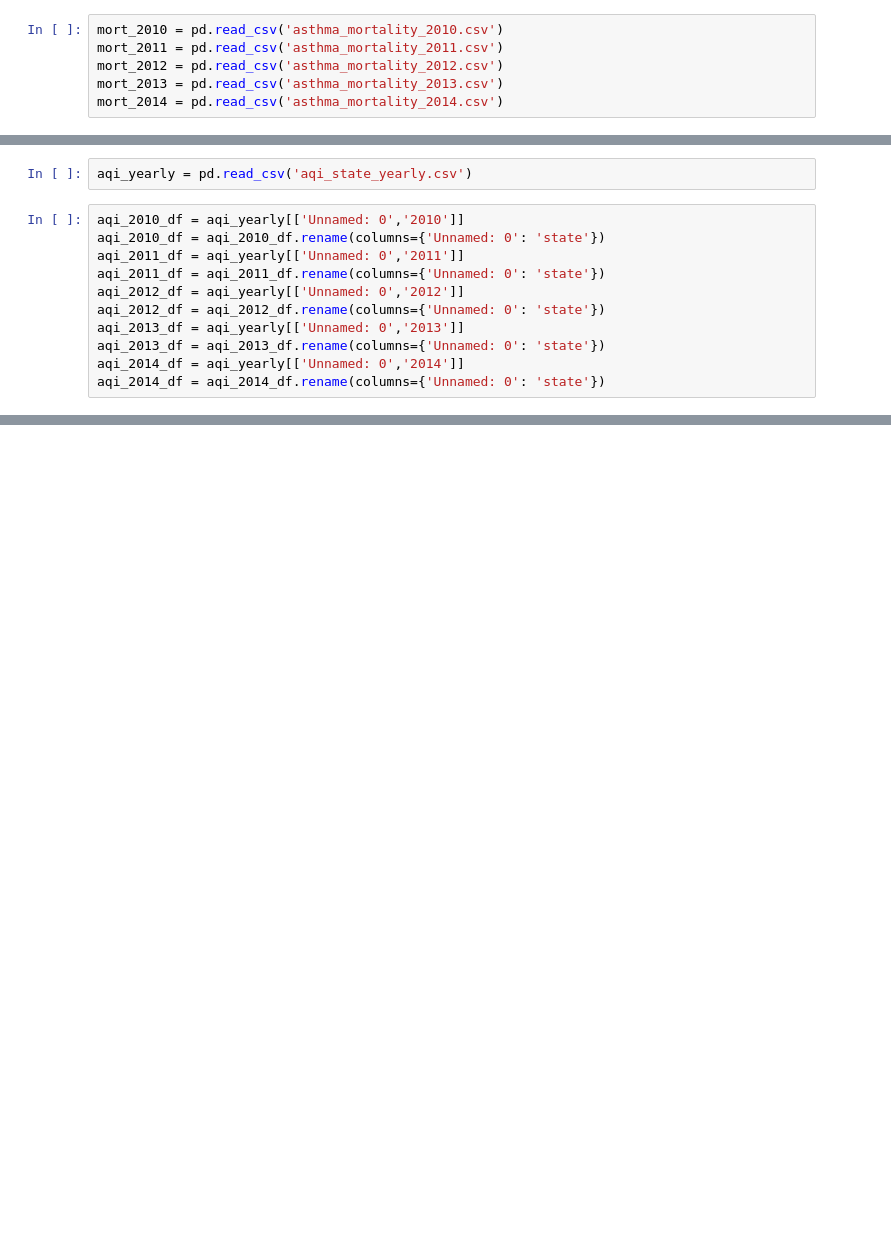
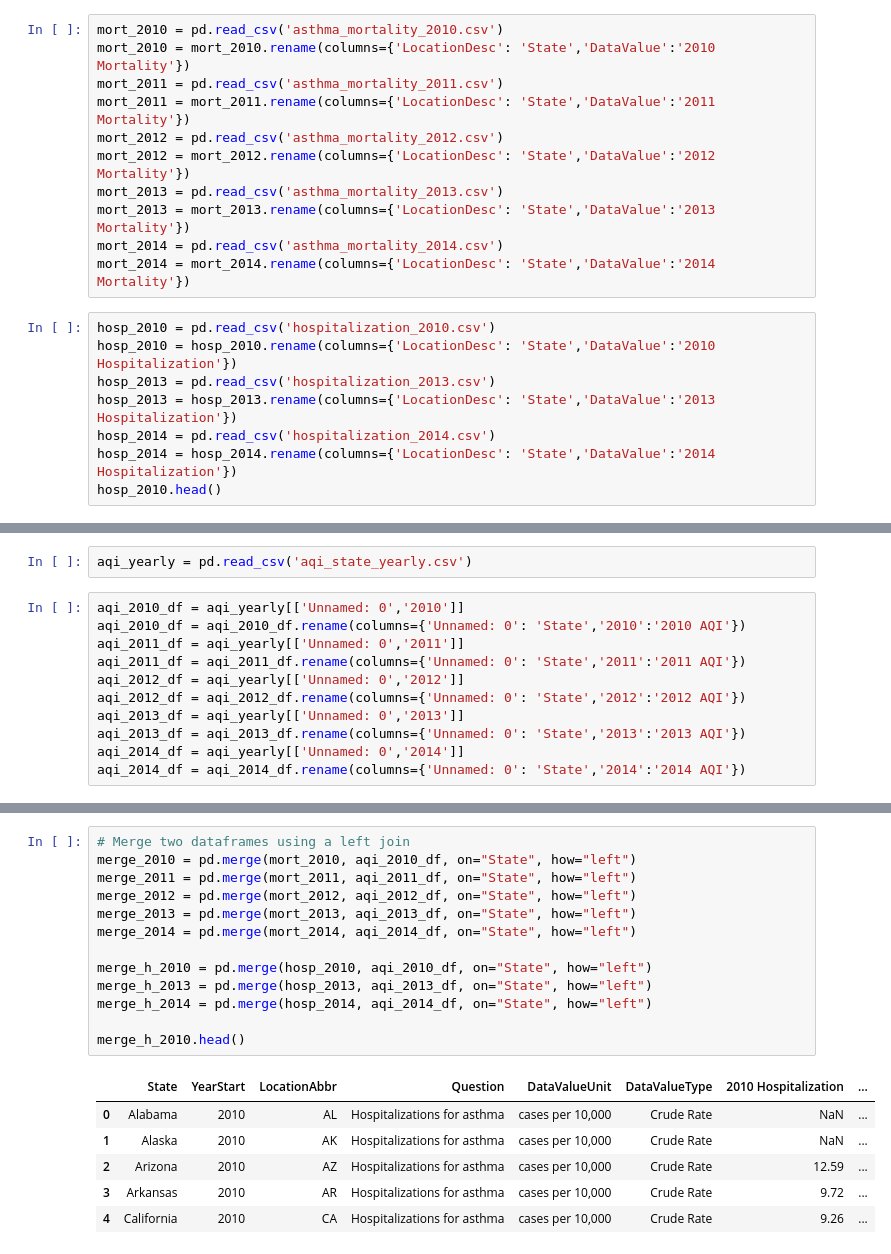
Before and after one commit to simpson12013/Team-Project-One, a Jupyter notebook: asthma_data/asthma_mortality_and_air_quality_demonstration.ipynb, the cells around one changed output, grey strips where cells are left out. Cells and saved outputs as stored; diff of their text form; blank space fills up the shorter version.

```diff
--- a/asthma_data/asthma_mortality_and_air_quality_demonstration.ipynb
+++ b/asthma_data/asthma_mortality_and_air_quality_demonstration.ipynb
@@ -16,7 +16,20 @@ import time
 import gmaps
 # %%
 mort_2010 = pd.read_csv('asthma_mortality_2010.csv')
+mort_2010 = mort_2010.rename(columns={'LocationDesc': 'State','DataValue':'2010 Mortality'})
 mort_2011 = pd.read_csv('asthma_mortality_2011.csv')
+mort_2011 = mort_2011.rename(columns={'LocationDesc': 'State','DataValue':'2011 Mortality'})
 mort_2012 = pd.read_csv('asthma_mortality_2012.csv')
+mort_2012 = mort_2012.rename(columns={'LocationDesc': 'State','DataValue':'2012 Mortality'})
 mort_2013 = pd.read_csv('asthma_mortality_2013.csv')
+mort_2013 = mort_2013.rename(columns={'LocationDesc': 'State','DataValue':'2013 Mortality'})
 mort_2014 = pd.read_csv('asthma_mortality_2014.csv')
+mort_2014 = mort_2014.rename(columns={'LocationDesc': 'State','DataValue':'2014 Mortality'})
+# %%
+hosp_2010 = pd.read_csv('hospitalization_2010.csv')
+hosp_2010 = hosp_2010.rename(columns={'LocationDesc': 'State','DataValue':'2010 Hospitalization'})
+hosp_2013 = pd.read_csv('hospitalization_2013.csv')
+hosp_2013 = hosp_2013.rename(columns={'LocationDesc': 'State','DataValue':'2013 Hospitalization'})
+hosp_2014 = pd.read_csv('hospitalization_2014.csv')
+hosp_2014 = hosp_2014.rename(columns={'LocationDesc': 'State','DataValue':'2014 Hospitalization'})
+hosp_2010.head()
@@ -24,12 +44,12 @@ mort_2014 = pd.read_csv('asthma_mortality_2014.csv')
 aqi_yearly = pd.read_csv('aqi_state_yearly.csv')
 # %%
 aqi_2010_df = aqi_yearly[['Unnamed: 0','2010']]
-aqi_2010_df = aqi_2010_df.rename(columns={'Unnamed: 0': 'state'})
+aqi_2010_df = aqi_2010_df.rename(columns={'Unnamed: 0': 'State','2010':'2010 AQI'})
 aqi_2011_df = aqi_yearly[['Unnamed: 0','2011']]
-aqi_2011_df = aqi_2011_df.rename(columns={'Unnamed: 0': 'state'})
+aqi_2011_df = aqi_2011_df.rename(columns={'Unnamed: 0': 'State','2011':'2011 AQI'})
 aqi_2012_df = aqi_yearly[['Unnamed: 0','2012']]
-aqi_2012_df = aqi_2012_df.rename(columns={'Unnamed: 0': 'state'})
+aqi_2012_df = aqi_2012_df.rename(columns={'Unnamed: 0': 'State','2012':'2012 AQI'})
 aqi_2013_df = aqi_yearly[['Unnamed: 0','2013']]
-aqi_2013_df = aqi_2013_df.rename(columns={'Unnamed: 0': 'state'})
+aqi_2013_df = aqi_2013_df.rename(columns={'Unnamed: 0': 'State','2013':'2013 AQI'})
 aqi_2014_df = aqi_yearly[['Unnamed: 0','2014']]
-aqi_2014_df = aqi_2014_df.rename(columns={'Unnamed: 0': 'state'})
+aqi_2014_df = aqi_2014_df.rename(columns={'Unnamed: 0': 'State','2014':'2014 AQI'})
@@ -35,0 +76,20 @@ aqi_2014_df = aqi_2014_df.rename(columns={'Unnamed: 0': 'state'})
+# %%
+# Merge two dataframes using a left join
+merge_2010 = pd.merge(mort_2010, aqi_2010_df, on="State", how="left")
+merge_2011 = pd.merge(mort_2011, aqi_2011_df, on="State", how="left")
+merge_2012 = pd.merge(mort_2012, aqi_2012_df, on="State", how="left")
+merge_2013 = pd.merge(mort_2013, aqi_2013_df, on="State", how="left")
+merge_2014 = pd.merge(mort_2014, aqi_2014_df, on="State", how="left")
+
+merge_h_2010 = pd.merge(hosp_2010, aqi_2010_df, on="State", how="left")
+merge_h_2013 = pd.merge(hosp_2013, aqi_2013_df, on="State", how="left")
+merge_h_2014 = pd.merge(hosp_2014, aqi_2014_df, on="State", how="left")
+
+merge_h_2010.head()
+# %% [output]
+|  | State | YearStart | LocationAbbr | Question | DataValueUnit | DataValueType | 2010 Hospitalization | ... |
+| 0 | Alabama | 2010 | AL | Hospitalizations for asthma | cases per 10,000 | Crude Rate | NaN | ... |
+| 1 | Alaska | 2010 | AK | Hospitalizations for asthma | cases per 10,000 | Crude Rate | NaN | ... |
+| 2 | Arizona | 2010 | AZ | Hospitalizations for asthma | cases per 10,000 | Crude Rate | 12.59 | ... |
+| 3 | Arkansas | 2010 | AR | Hospitalizations for asthma | cases per 10,000 | Crude Rate | 9.72 | ... |
+| 4 | California | 2010 | CA | Hospitalizations for asthma | cases per 10,000 | Crude Rate | 9.26 | ... |
```
Also changed, not shown: parts of 13 cells of this notebook, 9 other files.
